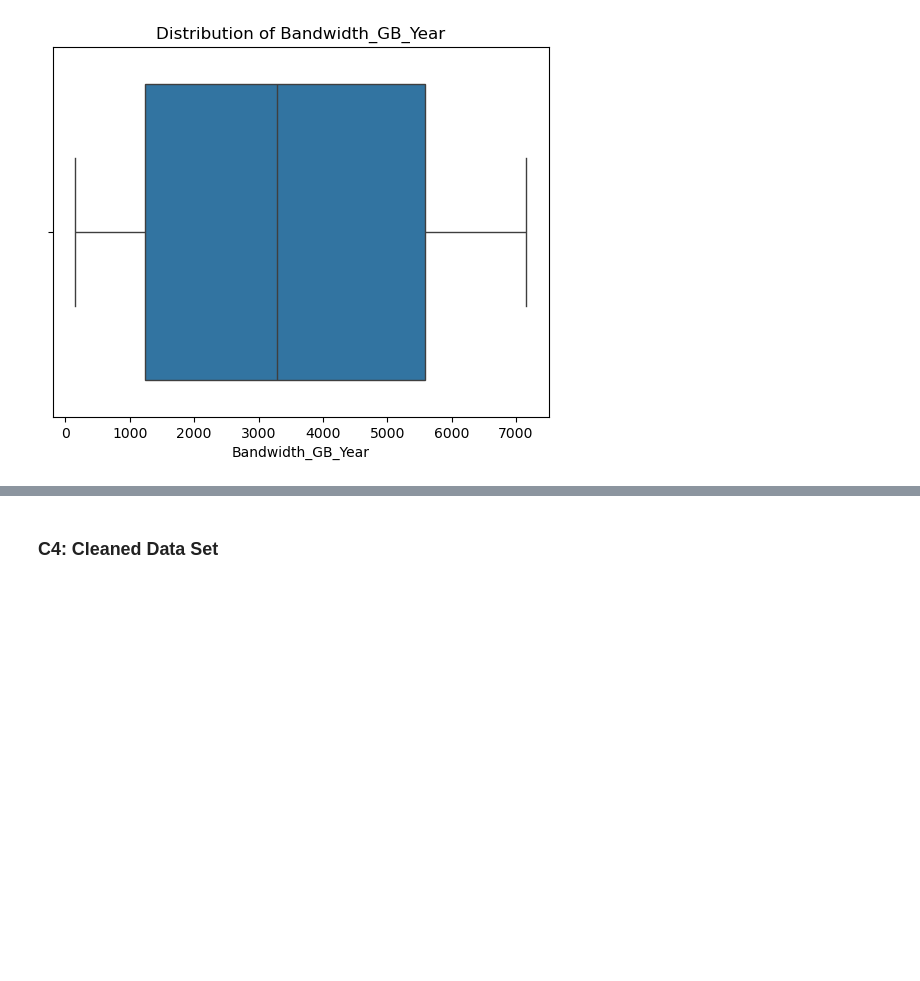
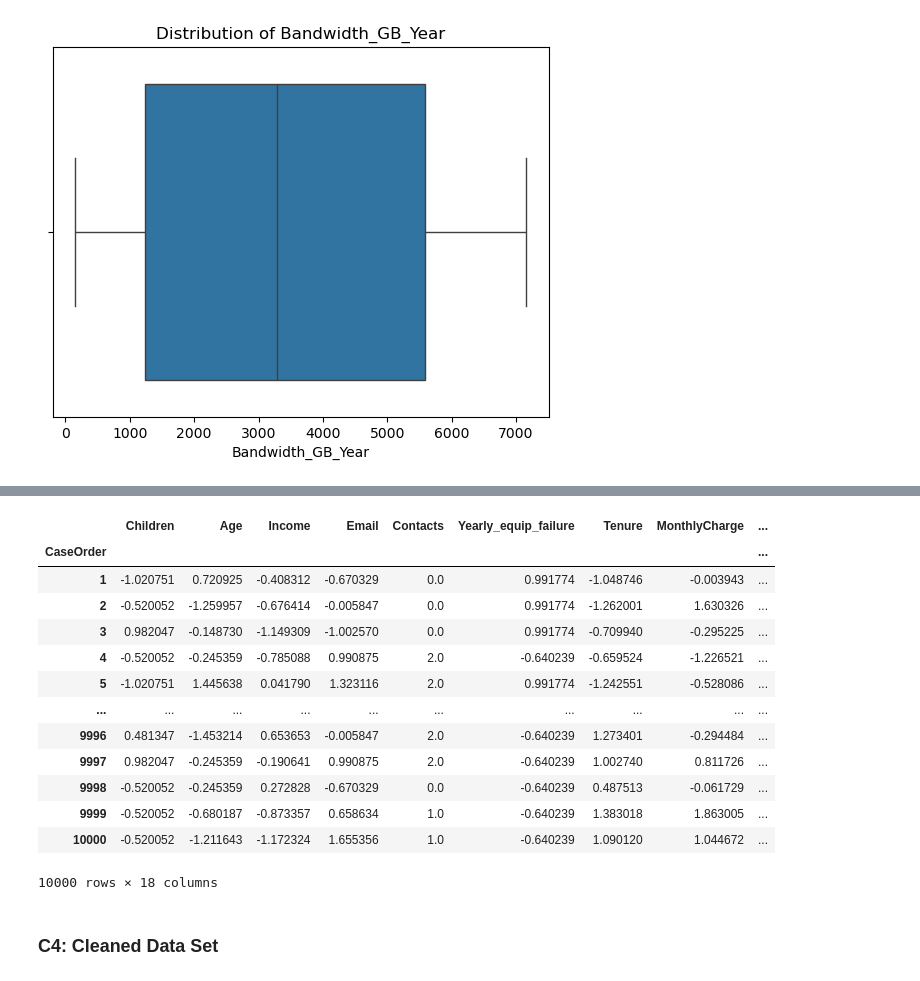
Before and after one commit to JosmarAdames/IEXTelework, a Jupyter notebook: WGU/D209_T1.ipynb, the cells around one changed output, grey strips where cells are left out. Drawn from its saved outputs; the diff is of its cells as text; code cells hidden in the pictures; blank space fills up the shorter version.

```diff
--- a/WGU/D209_T1.ipynb
+++ b/WGU/D209_T1.ipynb
@@ -562,0 +599,5 @@ for z in columns:
+# %%
+#Drop a variable from columns with k=2
+
+i_df.drop(columns=['Churn_No','Techie_No','TechSupport_No'],axis=1, inplace=True)
+i_df.columns
@@ -563,2 +612,28 @@ for z in columns:
+# %%
+#Scale the numerical columns in the dataframe
+
+cols_to_scale = ['Children', 'Age', 'Income', 'Email','Yearly_equip_failure', 'Tenure', 'MonthlyCharge', 'Bandwidth_GB_Year']
+scaler=StandardScaler()
+
+i_df[cols_to_scale]=scaler.fit_transform(i_df[cols_to_scale])
+# %%
+#Final look at the dataframe
+
+i_df
+# %% [output]
+|  | Children | Age | Income | Email | Contacts | Yearly_equip_failure | Tenure | MonthlyCharge | ... |
+| CaseOrder |  |  |  |  |  |  |  |  | ... |
+| 1 | -1.020751 | 0.720925 | -0.408312 | -0.670329 | 0.0 | 0.991774 | -1.048746 | -0.003943 | ... |
+| 2 | -0.520052 | -1.259957 | -0.676414 | -0.005847 | 0.0 | 0.991774 | -1.262001 | 1.630326 | ... |
+| 3 | 0.982047 | -0.148730 | -1.149309 | -1.002570 | 0.0 | 0.991774 | -0.709940 | -0.295225 | ... |
+| 4 | -0.520052 | -0.245359 | -0.785088 | 0.990875 | 2.0 | -0.640239 | -0.659524 | -1.226521 | ... |
+| 5 | -1.020751 | 1.445638 | 0.041790 | 1.323116 | 2.0 | 0.991774 | -1.242551 | -0.528086 | ... |
+| ... | ... | ... | ... | ... | ... | ... | ... | ... | ... |
+| 9996 | 0.481347 | -1.453214 | 0.653653 | -0.005847 | 2.0 | -0.640239 | 1.273401 | -0.294484 | ... |
+| 9997 | 0.982047 | -0.245359 | -0.190641 | 0.990875 | 2.0 | -0.640239 | 1.002740 | 0.811726 | ... |
+| 9998 | -0.520052 | -0.245359 | 0.272828 | -0.670329 | 0.0 | -0.640239 | 0.487513 | -0.061729 | ... |
+| 9999 | -0.520052 | -0.680187 | -0.873357 | 0.658634 | 1.0 | -0.640239 | 1.383018 | 1.863005 | ... |
+| 10000 | -0.520052 | -1.211643 | -1.172324 | 1.655356 | 1.0 | -0.640239 | 1.090120 | 1.044672 | ... |
+10000 rows × 18 columns
 # %% [markdown]
 ### C4: Cleaned Data Set
```
Also changed, not shown: parts of 10 cells of this notebook, 5 other files.
